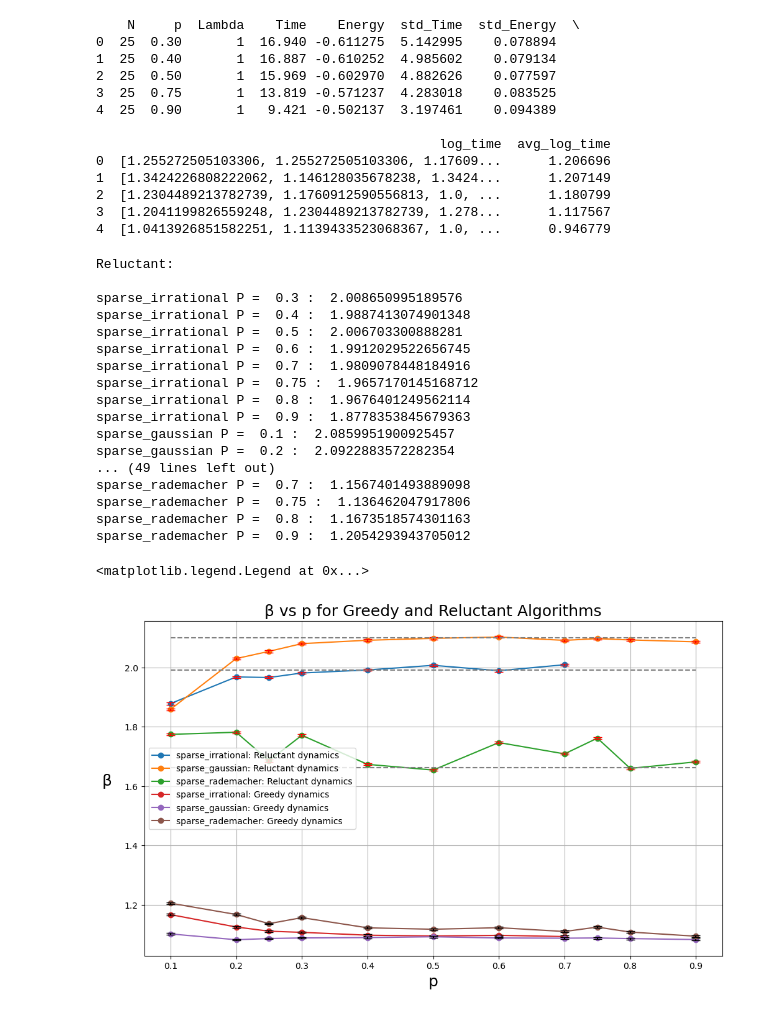
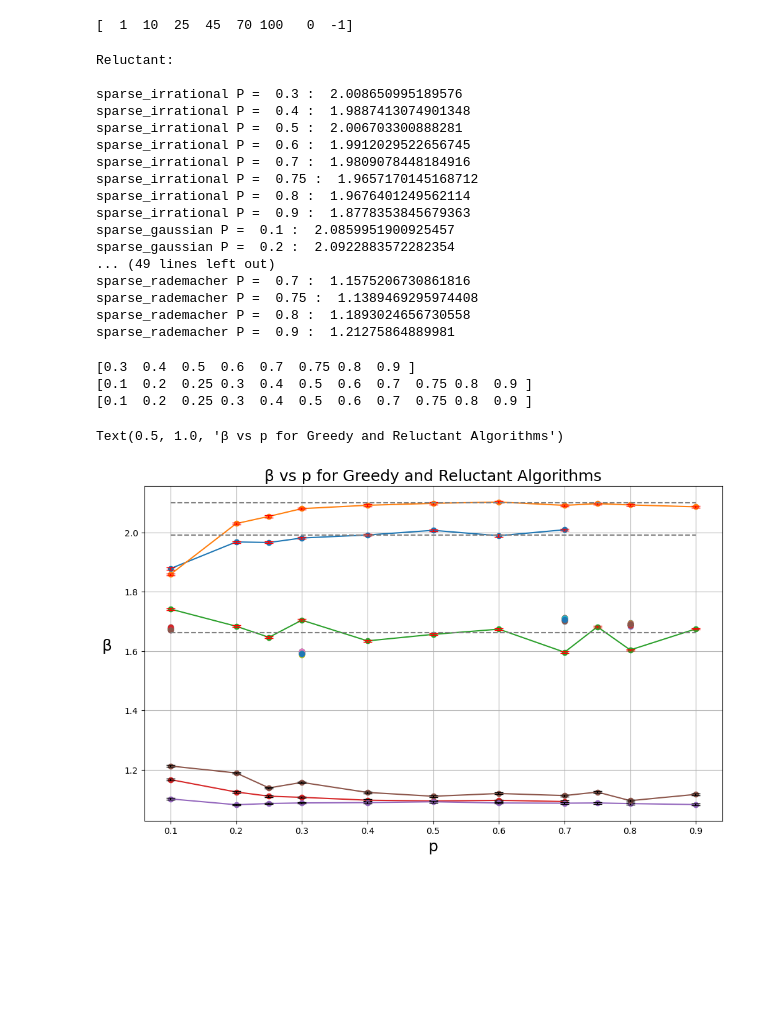
Before and after one commit to gliu44/Non-universality-in-SK-model, a Jupyter notebook: Notebooks/j_sparse_interpolation_analysis.ipynb, the cells around one changed output. Cells and saved outputs as stored; diff of their text form; code cells hidden in the pictures; blank space fills up the shorter version.

```diff
--- a/Notebooks/j_sparse_interpolation_analysis.ipynb
+++ b/Notebooks/j_sparse_interpolation_analysis.ipynb
@@ -7,23 +7,11 @@ import ast
 # %%
 sparse_irrational_data = pd.read_csv('../sparse_lam_data/j_sparseirrational_dist.csv')
 sparse_gaussian_data = pd.read_csv('../sparse_lam_data/j_sparsenorm_dist.csv')
-sparse_rademacher_data = pd.read_csv('../sparse_lam_data/j_sparserademacher_dist.csv')
-print(sparse_irrational_data.head())
+sparse_rademacher_data = pd.read_csv('../sparse_lam_data/j_sparserademacher_dist2.csv')
+print(sparse_irrational_data['Lambda'].unique())
 data_list = [sparse_irrational_data, sparse_gaussian_data, sparse_rademacher_data]
 # %% [output]
-    N     p  Lambda    Time    Energy  std_Time  std_Energy  \
-0  25  0.30       1  16.940 -0.611275  5.142995    0.078894
-1  25  0.40       1  16.887 -0.610252  4.985602    0.079134
-2  25  0.50       1  15.969 -0.602970  4.882626    0.077597
-3  25  0.75       1  13.819 -0.571237  4.283018    0.083525
-4  25  0.90       1   9.421 -0.502137  3.197461    0.094389
-
-                                            log_time  avg_log_time
-0  [1.255272505103306, 1.255272505103306, 1.17609...      1.206696
-1  [1.3424226808222062, 1.146128035678238, 1.3424...      1.207149
-2  [1.2304489213782739, 1.1760912590556813, 1.0, ...      1.180799
-3  [1.2041199826559248, 1.2304489213782739, 1.278...      1.117567
-4  [1.0413926851582251, 1.1139433523068367, 1.0, ...      0.946779
+[  1  10  25  45  70 100   0  -1]
 # %%
 names = ['sparse_irrational', 'sparse_gaussian', 'sparse_rademacher']
 
@@ -65,10 +53,10 @@ sparse_irrational P =  0.9 :  1.8778353845679363
 sparse_gaussian P =  0.1 :  2.0859951900925457
 sparse_gaussian P =  0.2 :  2.0922883572282354
 ... (49 lines left out)
-sparse_rademacher P =  0.7 :  1.1567401493889098
-sparse_rademacher P =  0.75 :  1.136462047917806
-sparse_rademacher P =  0.8 :  1.1673518574301163
-sparse_rademacher P =  0.9 :  1.2054293943705012
+sparse_rademacher P =  0.7 :  1.1575206730861816
+sparse_rademacher P =  0.75 :  1.1389469295974408
+sparse_rademacher P =  0.8 :  1.1893024656730558
+sparse_rademacher P =  0.9 :  1.21275864889981
 # %%
 names = ['sparse_irrational', 'sparse_gaussian', 'sparse_rademacher']
 colors = ['blue', 'red', 'green']
@@ -86,41 +74,75 @@ for data in data_list:
     rel_alphas = []
     rel_err = []
     p_vals = np.sort(data['p'].unique())
+    print(p_vals)
     for p in p_vals:
         df = data[(data['Lambda'] == -1) & (data['p'] == p)]
+        for row in df.itertuples():
+            val = row.log_time
+            if isinstance(val, str):
+                try:
+                    ast.literal_eval(val)
+                except Exception as e:
+                    print("Problematic value:", val)
+                    print("Error:", e)
+                    break
         a, a_err = help.get_alpha_from_log_time(df)
         rel_alphas.append(a)
         rel_err.append(a_err)
     axes.plot(1-p_vals, rel_alphas, marker = 'o', label=f'{names[i]}: Reluctant dynamics')
     axes.errorbar(1-p_vals, rel_alphas, yerr=rel_err, marker=' ', linestyle=' ', capsize=5, color='red') # label='Reluctant Error'
     i += 1
 
 i = 0
 # print("\nGreedy: \n")
 for data in data_list:
     gr_alphas = []
     gr_err = []
     p_vals = np.sort(data['p'].unique())
     for p in p_vals:
         df = data[(data['Lambda'] == 0) & (data['p'] == p)]
         a, a_err = help.get_alpha_from_log_time(df)
         gr_alphas.append(a)
         gr_err.append(a_err)
     axes.plot(1-p_vals, gr_alphas, marker = 'o', label=f'{names[i]}: Greedy dynamics')
     axes.errorbar(1-p_vals, gr_alphas, yerr=gr_err, marker=' ', linestyle=' ', capsize=5, color='black') # label = 'Greedy Error'
     i += 1
+
+p_03_data = pd.read_csv("../sparse_rel_data/merged_runs_03.csv")
+p_01_data = pd.read_csv("../sparse_rel_data/merged_runs_01.csv")
+p_07_data = pd.read_csv("../sparse_rel_data/merged_runs_07.csv")
+p_08_data = pd.read_csv("../sparse_rel_data/merged_runs_08.csv")
+
+
+i = 0
+# print("Reluctant: \n")
+data_new_list = [p_03_data, p_01_data, p_07_data, p_08_data]
+p_new_list = [0.3, 0.1, 0.7, 0.8]
+for j in range(len(data_new_list)):
+    for i in range(25):
+        data = data_new_list[j][data_new_list[j]["run"]==i+1]
+        rel_alphas = []
+        rel_err = []
+        a, a_err = help.get_alpha_from_log_time(data)
+        rel_alphas.append(a)
+        rel_err.append(a_err)
+        axes.plot(p_new_list[j], rel_alphas, marker = 'o')
+
 # Gaussian
 axes.hlines(2.0988161482037477, 0.1, 0.9, color = 'gray', linestyles = '--')
 # irrational
 axes.hlines(1.989911570595115, 0.1, 0.9, color = 'gray', linestyles = '--')
 # rademacher
 axes.hlines(1.66295077558983, 0.1, 0.9, color = 'gray', linestyles = '--')
 
 axes.set_xlabel('p', fontsize=18)
 axes.set_ylabel('β', fontsize=18, labelpad=20, rotation = 0)
 axes.grid()
 axes.set_title('β vs p for Greedy and Reluctant Algorithms', fontsize = 18)
-axes.legend()
+#axes.legend()
 # %% [output]
-<matplotlib.legend.Legend at 0x...>
+[0.3  0.4  0.5  0.6  0.7  0.75 0.8  0.9 ]
+[0.1  0.2  0.25 0.3  0.4  0.5  0.6  0.7  0.75 0.8  0.9 ]
+[0.1  0.2  0.25 0.3  0.4  0.5  0.6  0.7  0.75 0.8  0.9 ]
+Text(0.5, 1.0, 'β vs p for Greedy and Reluctant Algorithms')
-[figure, old version]
+[figure, new version]
```
Also changed, not shown: 8 other files.
